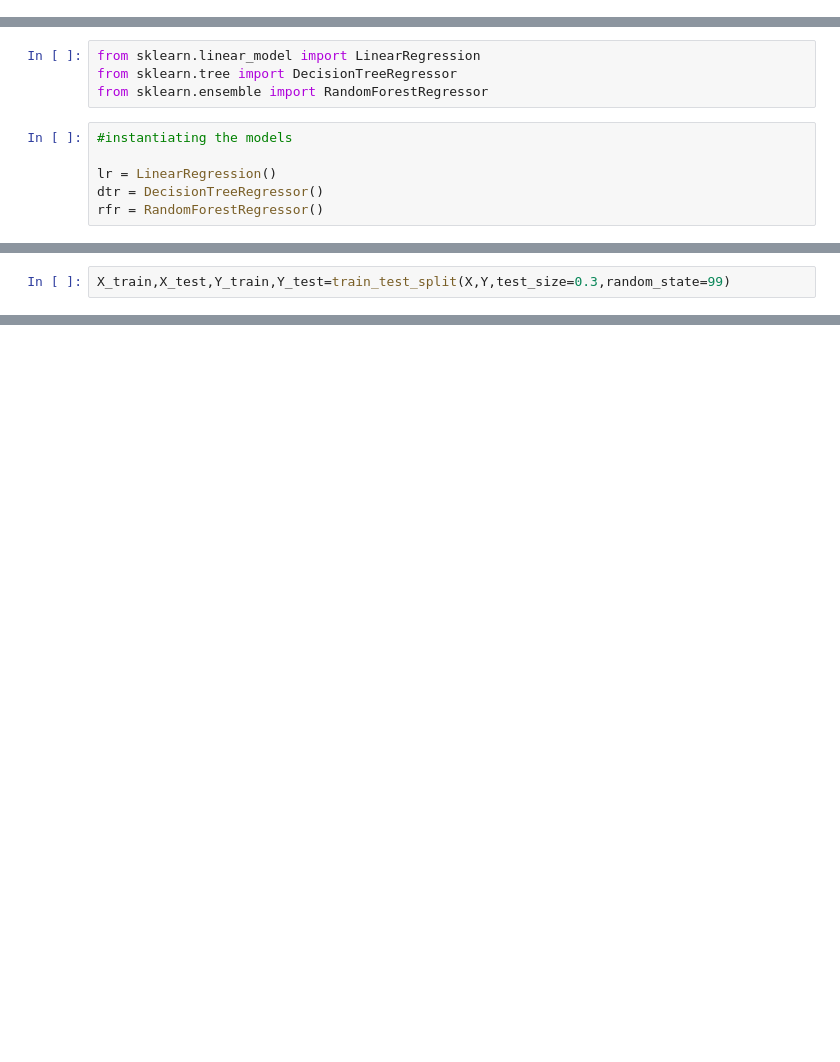
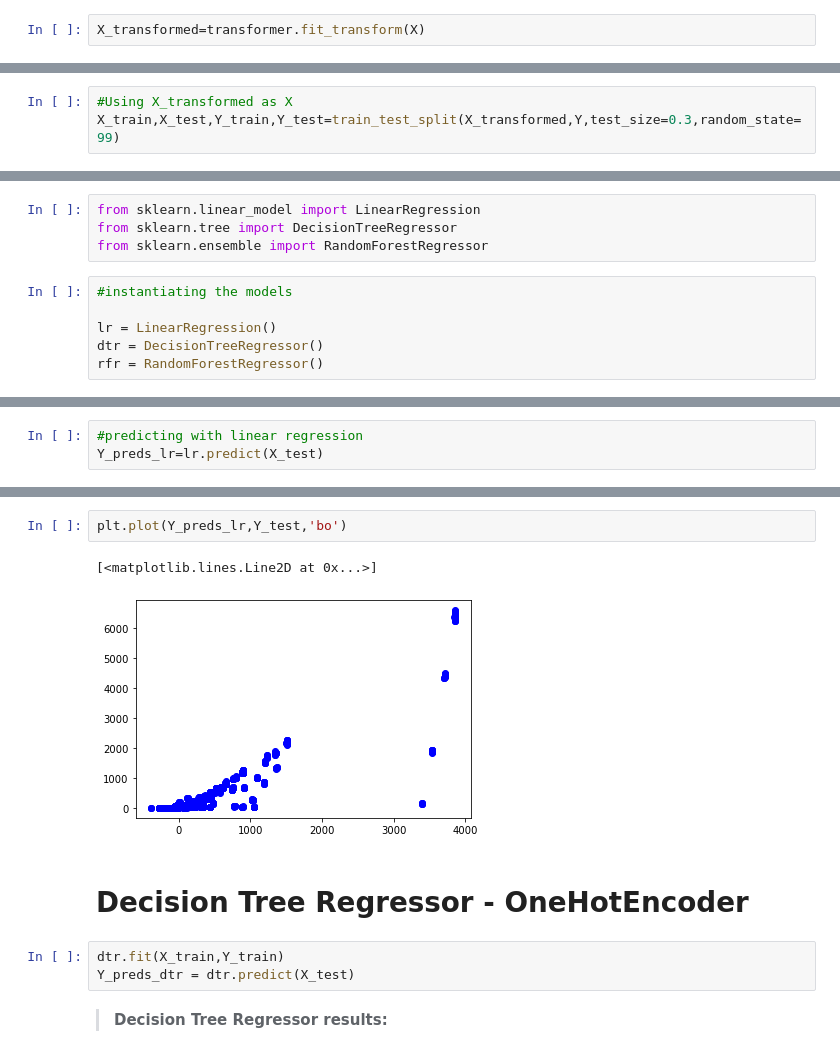
Before and after one commit to CacioA/Romanian-Forests-Price-and-Size---1990-2019---Machine-Learning-, a Jupyter notebook: Regression - Romanian forests 1990-2019 - ML Coursework.ipynb, the cells around one changed output, grey strips where cells are left out. Saved outputs shown, nothing was run; the diff lists cells and outputs as text; blank space fills up the shorter version.

```diff
--- a/Regression - Romanian forests 1990-2019 - ML Coursework.ipynb
+++ b/Regression - Romanian forests 1990-2019 - ML Coursework.ipynb
@@ -78,0 +119,2 @@ len(df.columns)
+# %%
+X_transformed=transformer.fit_transform(X)
@@ -79 +154,4 @@ len(df.columns)
+# %%
+#Using X_transformed as X
+X_train,X_test,Y_train,Y_test=train_test_split(X_transformed,Y,test_size=0.3,random_state=99)
 # %% [markdown]
@@ -101,2 +171,0 @@ Y=df["Value"]
-# %%
-X_train,X_test,Y_train,Y_test=train_test_split(X,Y,test_size=0.3,random_state=99)
@@ -108,0 +186,3 @@ ValueError: could not convert string to float: 'Wood'
+# %%
+#predicting with linear regression
+Y_preds_lr=lr.predict(X_test)
@@ -108,0 +221,12 @@ ValueError: could not convert string to float: 'Wood'
+# %%
+plt.plot(Y_preds_lr,Y_test,'bo')
+# %% [output]
+[<matplotlib.lines.Line2D at 0x...>]
+[figure, added]
+# %% [markdown]
+# Decision Tree Regressor - OneHotEncoder
+# %%
+dtr.fit(X_train,Y_train)
+Y_preds_dtr = dtr.predict(X_test)
+# %% [markdown]
+> **Decision Tree Regressor results:**
```
Also changed, not shown: parts of 45 cells of this notebook.
